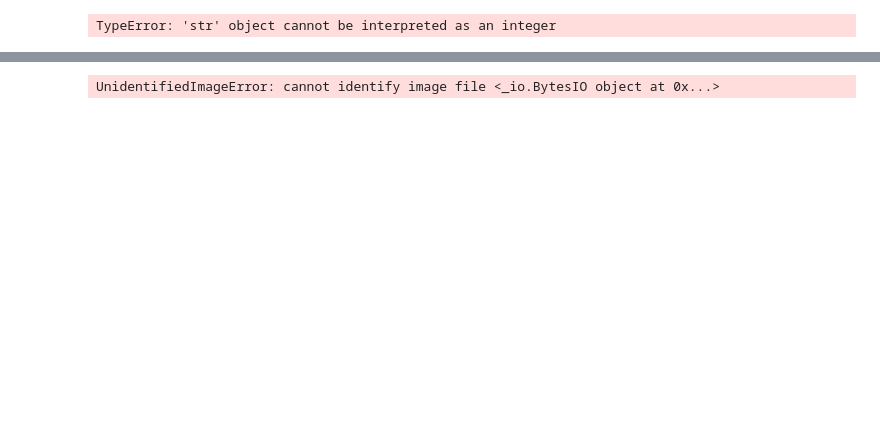
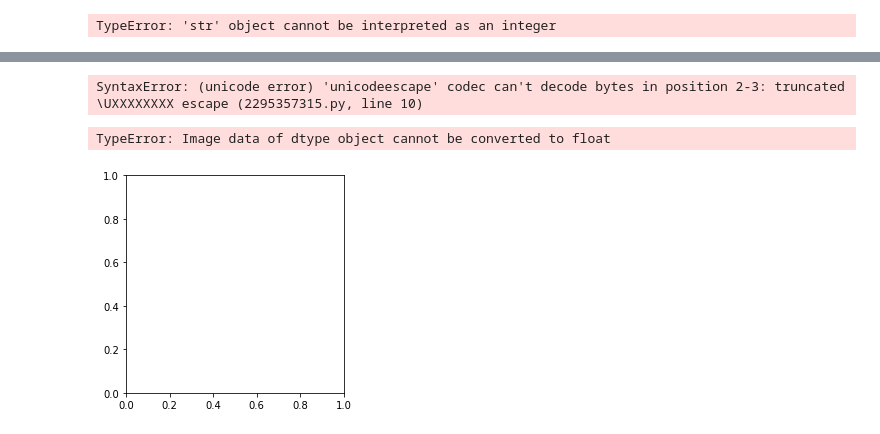
Before and after one commit to lone-lobo/sudoku_solver, a Jupyter notebook: src/CNN_mnsit.ipynb, the cells around one changed output, grey strips where cells are left out. Drawn from its saved outputs; the diff is of its cells as text; code cells hidden in the pictures; blank space fills up the shorter version.

Commit message:
added plt method to load images

```diff
--- a/src/CNN_mnsit.ipynb
+++ b/src/CNN_mnsit.ipynb
@@ -179,13 +180,27 @@ Reusing TensorBoard on port 6006 (pid 2024), started 23:19:16 ago. (Use '!kill 2
 [interactive output not drawn]
 # %%
 img_path=r'C:\Users\Living Room\cropped_images\image_0.png'
-img = tf.keras.utils.load_img(
-    img_path, target_size=(28,28,1)
-)
-img_array = tf.keras.utils.img_to_array(img)
-img_array = tf.expand_dims(img_array, 0) # Create a batch
+# img = tf.keras.utils.load_img(
+#     img_path, target_size=(28,28,1)
+# )
+# img_array = tf.keras.utils.img_to_array(img)
+# img_array = tf.expand_dims(img_array, 0) # Create a batch
 
-predictions = model.predict(img_array)
-score = tf.nn.softmax(predictions[0])
+# predictions = model.predict(img_array)
+# score = tf.nn.softmax(predictions[0])
+image = plt.imread("C:\Users\Living Room\cropped_images\image_0.png")
+plt.imshow(image)
+
+image = tf.keras.preprocessing.image.load_img(img_path)
+input_arr = tf.keras.preprocessing.image.img_to_array(image)
+input_arr = np.array([input_arr])  # Convert single image to a batch.
+predictions = model.predict(input_arr)
 # %% [output]
-UnidentifiedImageError: cannot identify image file <_io.BytesIO object at 0x...>
+SyntaxError: (unicode error) 'unicodeescape' codec can't decode bytes in position 2-3: truncated \UXXXXXXXX escape (2295357315.py, line 10)
+# %%
+import cv2 as cv
+image = cv.imread('cropped_images\image_0.png')
+plt.imshow(image)
+# %% [output]
+TypeError: Image data of dtype object cannot be converted to float
+[figure, added]
```
Also changed, not shown: parts of 4 cells of this notebook.
